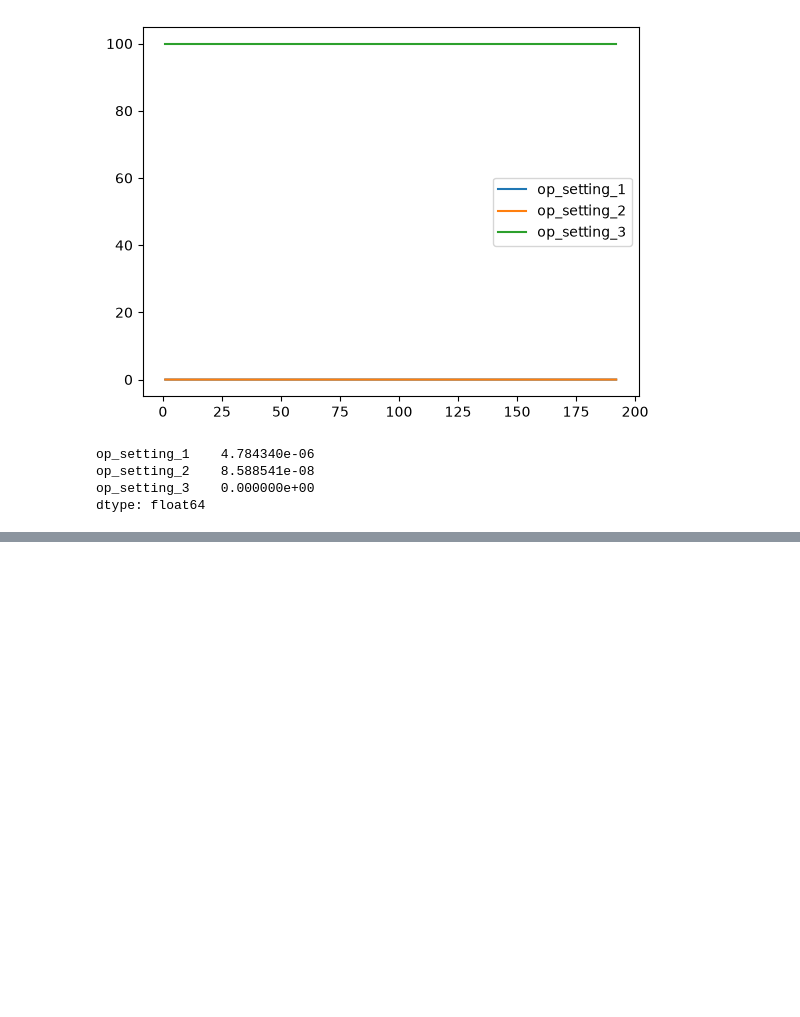
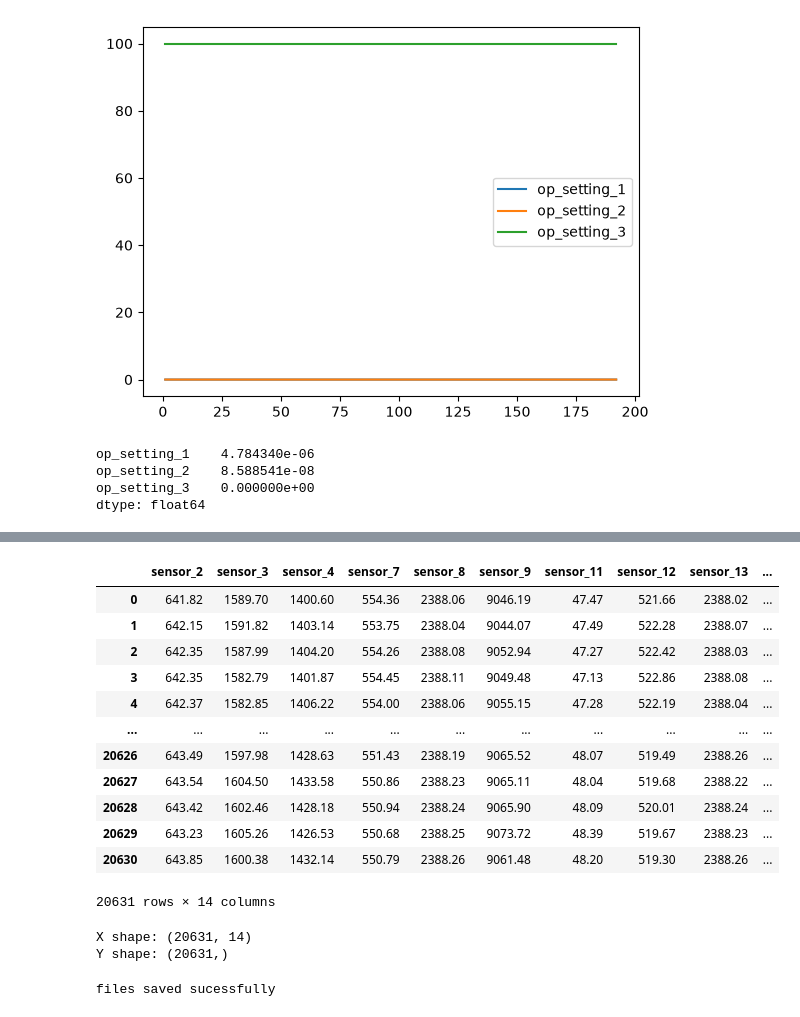
Before and after one commit to ShivaramHR/telemetry-anomaly-detector, a Jupyter notebook: Notebooks/EDA.ipynb, the cells around one changed output, grey strips where cells are left out. Cells and saved outputs as stored; diff of their text form; code cells hidden in the pictures; blank space fills up the shorter version.

Commit message:
Preprocess Data

```diff
--- a/Notebooks/EDA.ipynb
+++ b/Notebooks/EDA.ipynb
@@ -109,0 +89,19 @@ df_reduced_1.head(10)
+# %%
+unit_number_df = df_reduced_1.iloc[:, :2].copy()
+cols = ["unit_number", "time_in_cycles", "RUL"]
+df_final = df_reduced_1.drop(columns = cols)
+df_final.iloc[:, :-1]
+# %% [output]
+|  | sensor_2 | sensor_3 | sensor_4 | sensor_7 | sensor_8 | sensor_9 | sensor_11 | sensor_12 | sensor_13 | ... |
+| 0 | 641.82 | 1589.70 | 1400.60 | 554.36 | 2388.06 | 9046.19 | 47.47 | 521.66 | 2388.02 | ... |
+| 1 | 642.15 | 1591.82 | 1403.14 | 553.75 | 2388.04 | 9044.07 | 47.49 | 522.28 | 2388.07 | ... |
+| 2 | 642.35 | 1587.99 | 1404.20 | 554.26 | 2388.08 | 9052.94 | 47.27 | 522.42 | 2388.03 | ... |
+| 3 | 642.35 | 1582.79 | 1401.87 | 554.45 | 2388.11 | 9049.48 | 47.13 | 522.86 | 2388.08 | ... |
+| 4 | 642.37 | 1582.85 | 1406.22 | 554.00 | 2388.06 | 9055.15 | 47.28 | 522.19 | 2388.04 | ... |
+| ... | ... | ... | ... | ... | ... | ... | ... | ... | ... | ... |
+| 20626 | 643.49 | 1597.98 | 1428.63 | 551.43 | 2388.19 | 9065.52 | 48.07 | 519.49 | 2388.26 | ... |
+| 20627 | 643.54 | 1604.50 | 1433.58 | 550.86 | 2388.23 | 9065.11 | 48.04 | 519.68 | 2388.22 | ... |
+| 20628 | 643.42 | 1602.46 | 1428.18 | 550.94 | 2388.24 | 9065.90 | 48.09 | 520.01 | 2388.24 | ... |
+| 20629 | 643.23 | 1605.26 | 1426.53 | 550.68 | 2388.25 | 9073.72 | 48.39 | 519.67 | 2388.23 | ... |
+| 20630 | 643.85 | 1600.38 | 1432.14 | 550.79 | 2388.26 | 9061.48 | 48.20 | 519.30 | 2388.26 | ... |
+20631 rows × 14 columns
@@ -109,0 +116,17 @@ df_reduced_1.head(10)
+# %%
+X, Y, scaler = pre_process()
+
+print(f"X shape: {X.shape}")
+print(f"Y shape: {Y.shape}")
+# %% [output]
+X shape: (20631, 14)
+Y shape: (20631,)
+# %%
+np.save("../Data/X_train", X)
+np.save("../Data/Y_train", Y)
+
+joblib.dump(scaler, "../Data/scaler.pkl")
+
+print("files saved sucessfully")
+# %% [output]
+files saved sucessfully
```
Also changed, not shown: parts of 5 cells of this notebook.
